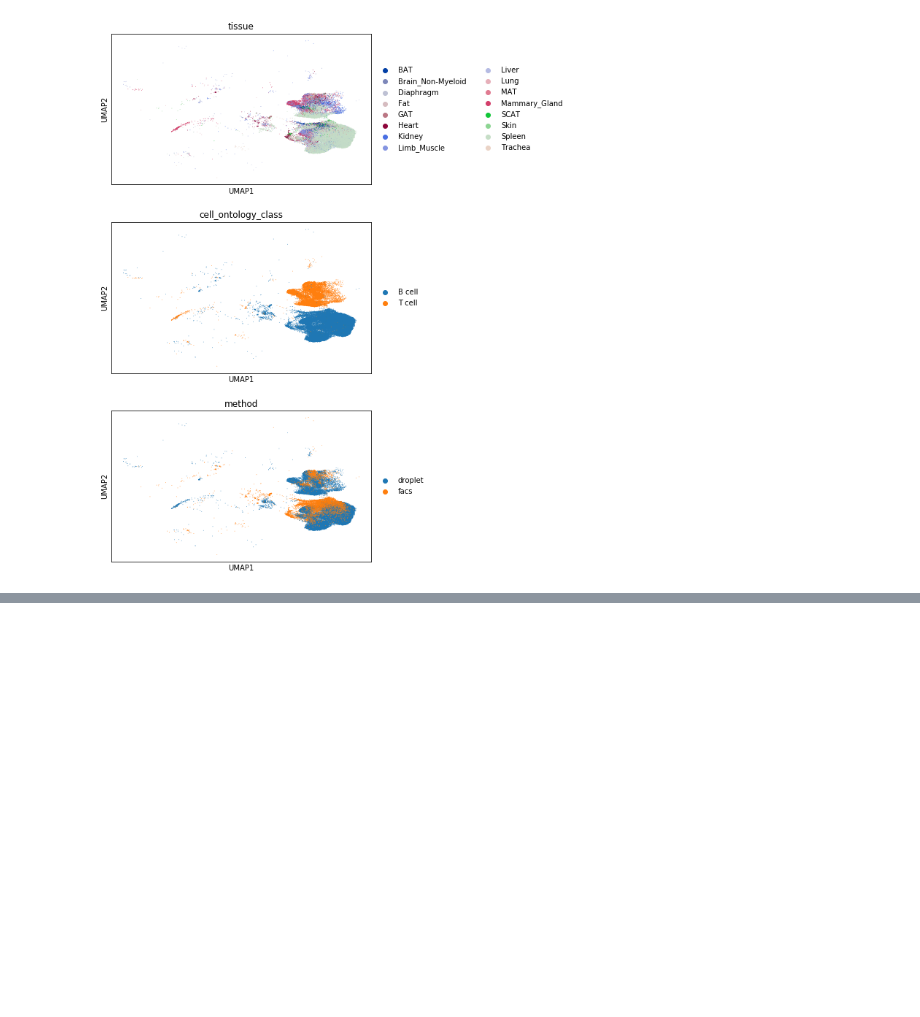
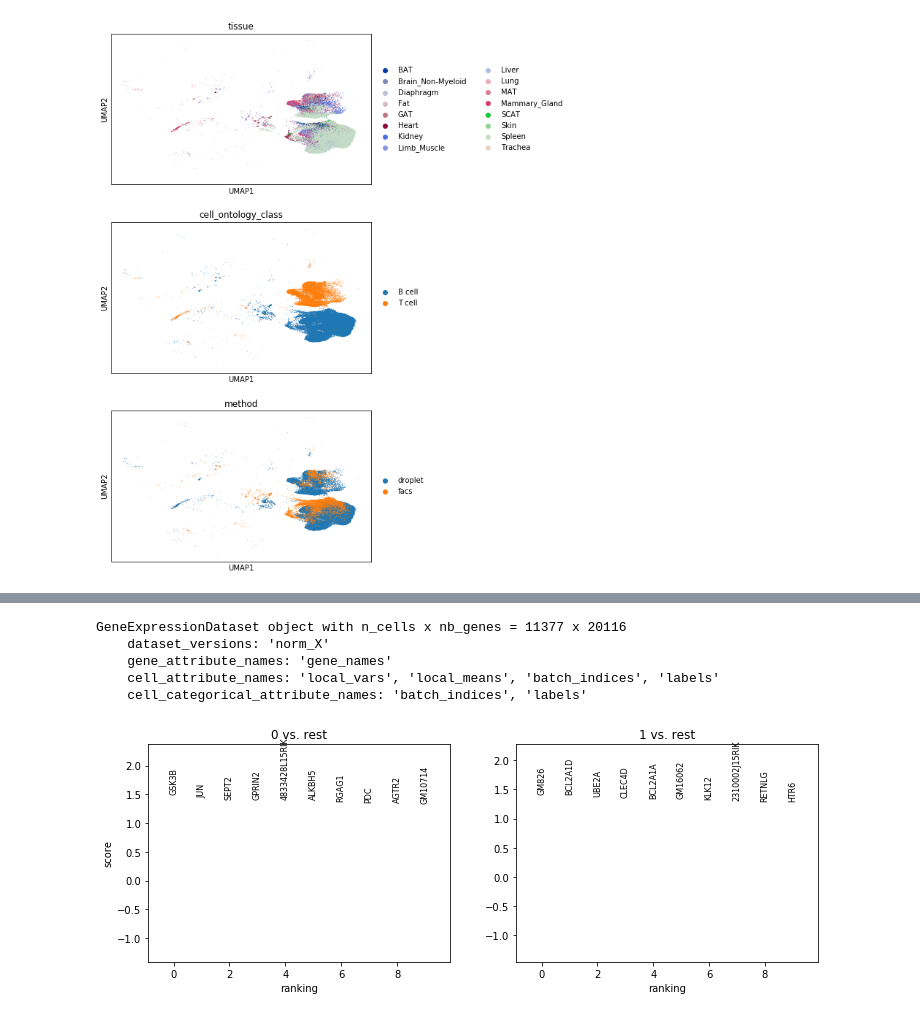
Before and after one commit to czbiohub-sf/tabula-muris-senis, a Jupyter notebook: 1_tabula_muris_senis/11_figure_1/train-scVI.ipynb, the cells around one changed output, grey strips where cells are left out. Drawn from its saved outputs; the diff is of its cells as text; code cells hidden in the pictures; blank space fills up the shorter version.

```diff
--- a/1_tabula_muris_senis/11_figure_1/train-scVI.ipynb
+++ b/1_tabula_muris_senis/11_figure_1/train-scVI.ipynb
@@ -372,8 +456,3 @@ def rank_genes_groups_bayes(
 adata
 # %%
 set(adata.obs['agenum'])
-# %%
-n_genes = 10
-rank_genes_groups_bayes(
-    adata, scvi_posterior, label_name="louvain_scvi", n_genes=n_genes
-)
@@ -379,0 +481,6 @@ rank_genes_groups_bayes(
+# %%
+adata.obs['age_group'] = 0
+adata.obs.loc[adata.obs['age'].isin(['1m','3m']),'age_group'] = 0
+adata.obs.loc[adata.obs['age'].isin(['18m','21m','24m','30m']),'age_group'] = 1
+
+adata.obs
@@ -379,0 +584,32 @@ rank_genes_groups_bayes(
+# %%
+all_genes = len(adata.var_names)
+
+use_batches = True
+use_cuda = True
+
+for t in ['Bladder']:#list(set(adata.obs['tissue'])):
+    tiss = adata.copy()
+    tiss = tiss[tiss.obs['tissue']==t].copy()
+    istiss = np.where(adata.obs['tissue']==t)[0]
+
+    scviDataset = AnnDatasetFromAnnData(tiss,batch_label = 'batch')
+    # Train a model
+    vae = VAE(
+        scviDataset.nb_genes,
+        n_batch=scviDataset.n_batches * use_batches,
+        n_hidden=128, n_latent=30, n_layers=5, dispersion='gene'
+    )
+    tiss_trainer = UnsupervisedTrainer(vae, scviDataset, train_size=.99, use_cuda=use_cuda)
+
+    tiss_posterior = tiss_trainer.create_posterior(scvi_posterior.model, scviDataset, indices=np.arange(len(tiss))).sequential()
+
+
+    rank_genes_groups_bayes(
+        tiss, tiss_posterior, label_name="age_group", n_genes=all_genes
+    )
+
+    result = tiss.uns['rank_genes_groups_scvi']
+    groups = result['names'].dtype.names
+    dge = pd.DataFrame(
+        {group + '_' + key[:1]: result[key][group]
+        for group in groups for key in ['names', 'scores']})
@@ -380,3 +622,13 @@ rank_genes_groups_bayes(
+# %%
+tiss_posterior.gene_dataset
+# %% [output]
+GeneExpressionDataset object with n_cells x nb_genes = 11377 x 20116
+    dataset_versions: 'norm_X'
+    gene_attribute_names: 'gene_names'
+    cell_attribute_names: 'local_vars', 'local_means', 'batch_indices', 'labels'
+    cell_categorical_attribute_names: 'batch_indices', 'labels'
 # %%
 sc.pl.rank_genes_groups(
-    adata, key="rank_genes_groups_scvi", sharey=False, n_genes=n_genes)
+    tiss, key="rank_genes_groups_scvi", sharey=False, n_genes=n_genes)
+# %% [output]
+[figure, added]
```
Also changed, not shown: parts of 36 cells of this notebook, 2 other files.
